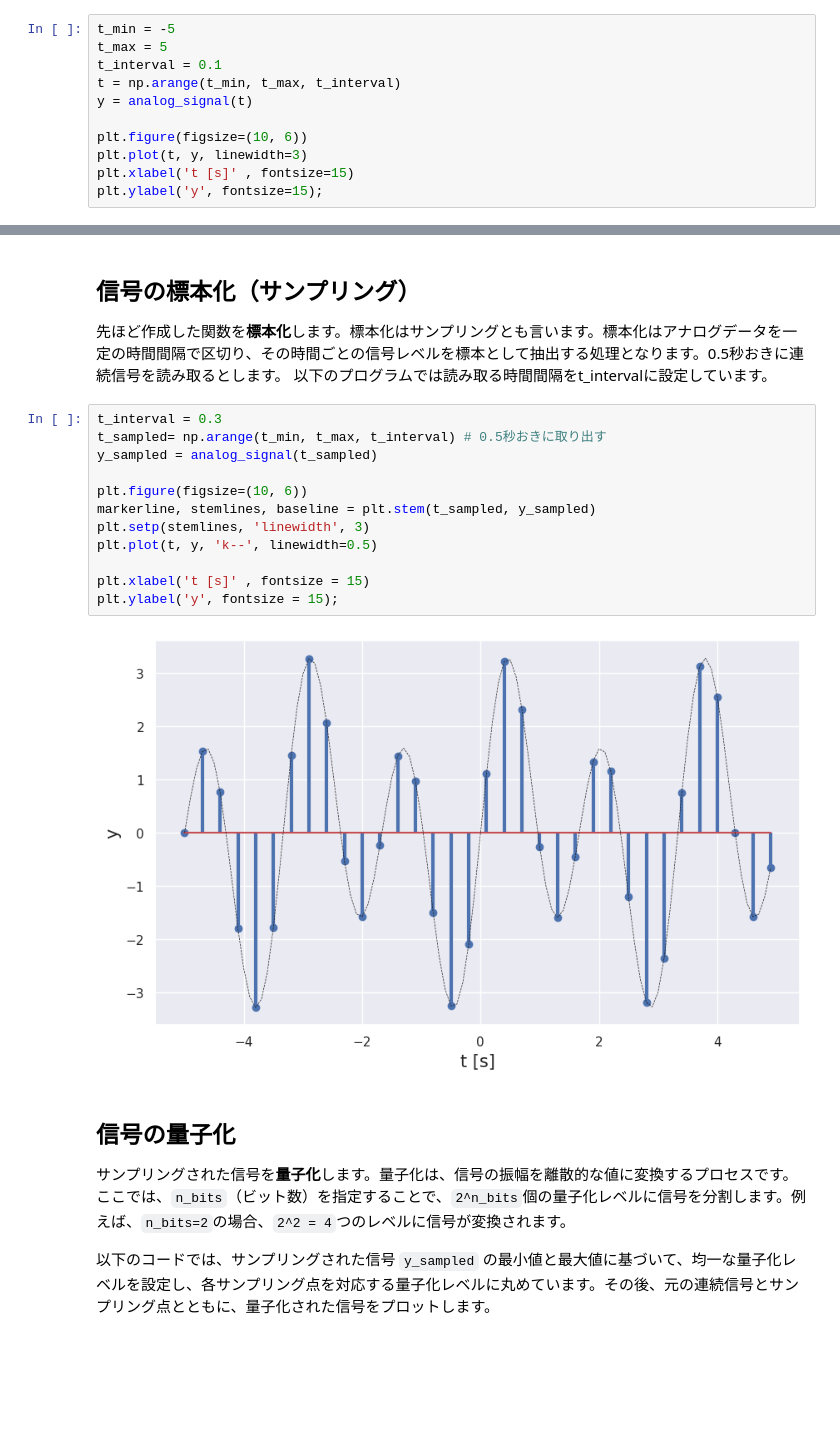
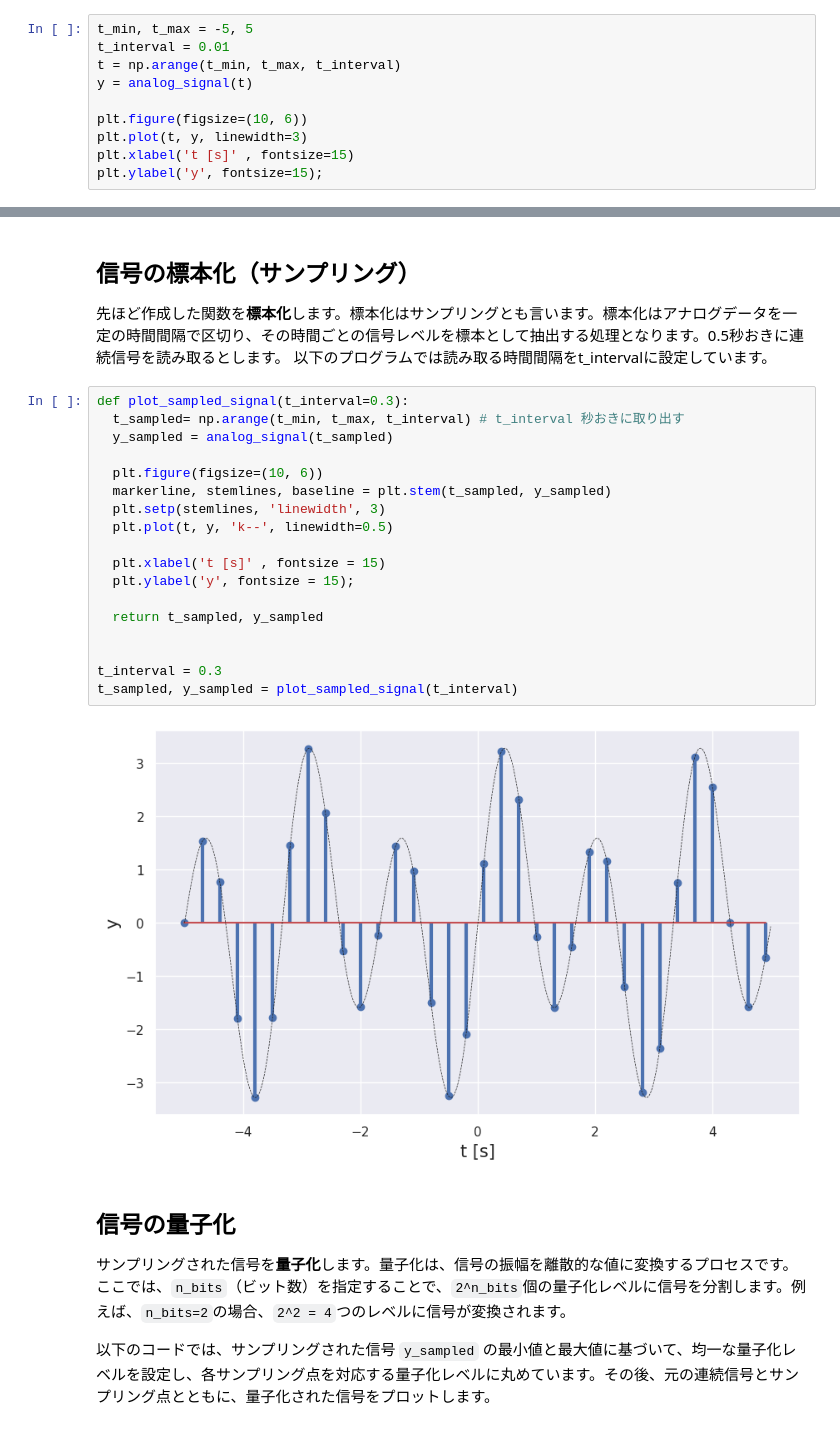
Before and after one commit to uchibe/computer_fundamentals, a Jupyter notebook: notebooks/lecture01.ipynb, the cells around one changed output, grey strips where cells are left out. Saved outputs shown, nothing was run; the diff lists cells and outputs as text; blank space fills up the shorter version.

```diff
--- a/notebooks/lecture01.ipynb
+++ b/notebooks/lecture01.ipynb
@@ -25,9 +27,8 @@ def analog_signal(t, A_1=1.2, A_2=1.2/0.5, f_1=0.3, f_2=2*0.3):
 # %% [markdown]
 この関数を時間区間$[-5, 5]$でプロットしたものが次のグラフになります。
 # %%
-t_min = -5
-t_max = 5
-t_interval = 0.1
+t_min, t_max = -5, 5
+t_interval = 0.01
 t = np.arange(t_min, t_max, t_interval)
 y = analog_signal(t)
 
@@ -42,19 +43,25 @@ plt.ylabel('y', fontsize=15);
 先ほど作成した関数を**標本化**します。標本化はサンプリングとも言います。標本化はアナログデータを一定の時間間隔で区切り、その時間ごとの信号レベルを標本として抽出する処理となります。0.5秒おきに連続信号を読み取るとします。
 以下のプログラムでは読み取る時間間隔をt_intervalに設定しています。
 # %%
+def plot_sampled_signal(t_interval=0.3):
+  t_sampled= np.arange(t_min, t_max, t_interval) # t_interval 秒おきに取り出す
+  y_sampled = analog_signal(t_sampled)
+
+  plt.figure(figsize=(10, 6))
+  markerline, stemlines, baseline = plt.stem(t_sampled, y_sampled)
+  plt.setp(stemlines, 'linewidth', 3)
+  plt.plot(t, y, 'k--', linewidth=0.5)
+
+  plt.xlabel('t [s]' , fontsize = 15)
+  plt.ylabel('y', fontsize = 15);
+
+  return t_sampled, y_sampled
+
+
 t_interval = 0.3
-t_sampled= np.arange(t_min, t_max, t_interval) # 0.5秒おきに取り出す
-y_sampled = analog_signal(t_sampled)
-
-plt.figure(figsize=(10, 6))
-markerline, stemlines, baseline = plt.stem(t_sampled, y_sampled)
-plt.setp(stemlines, 'linewidth', 3)
-plt.plot(t, y, 'k--', linewidth=0.5)
-
-plt.xlabel('t [s]' , fontsize = 15)
-plt.ylabel('y', fontsize = 15);
+t_sampled, y_sampled = plot_sampled_signal(t_interval)
 # %% [output]
-[figure, old version]
+[figure, new version]
 # %% [markdown]
 ## 信号の量子化
 
```
Also changed, not shown: parts of 6 cells of this notebook.
